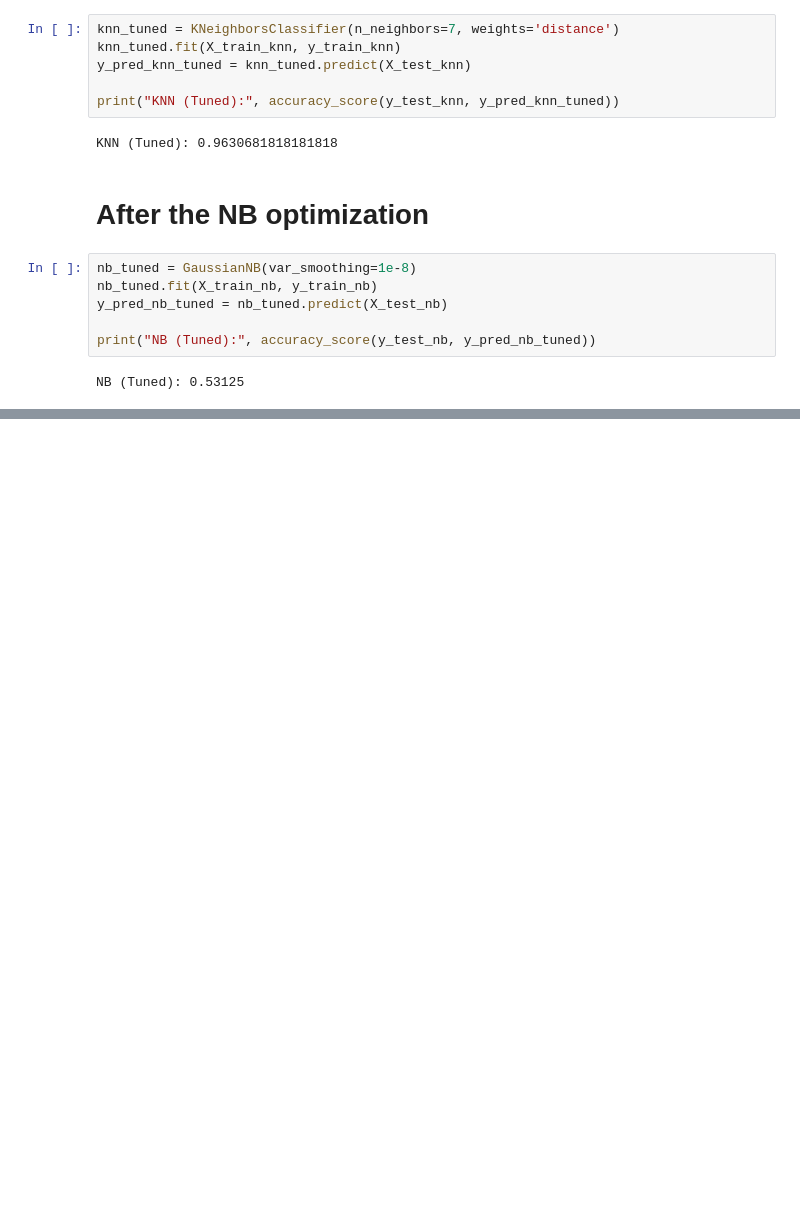
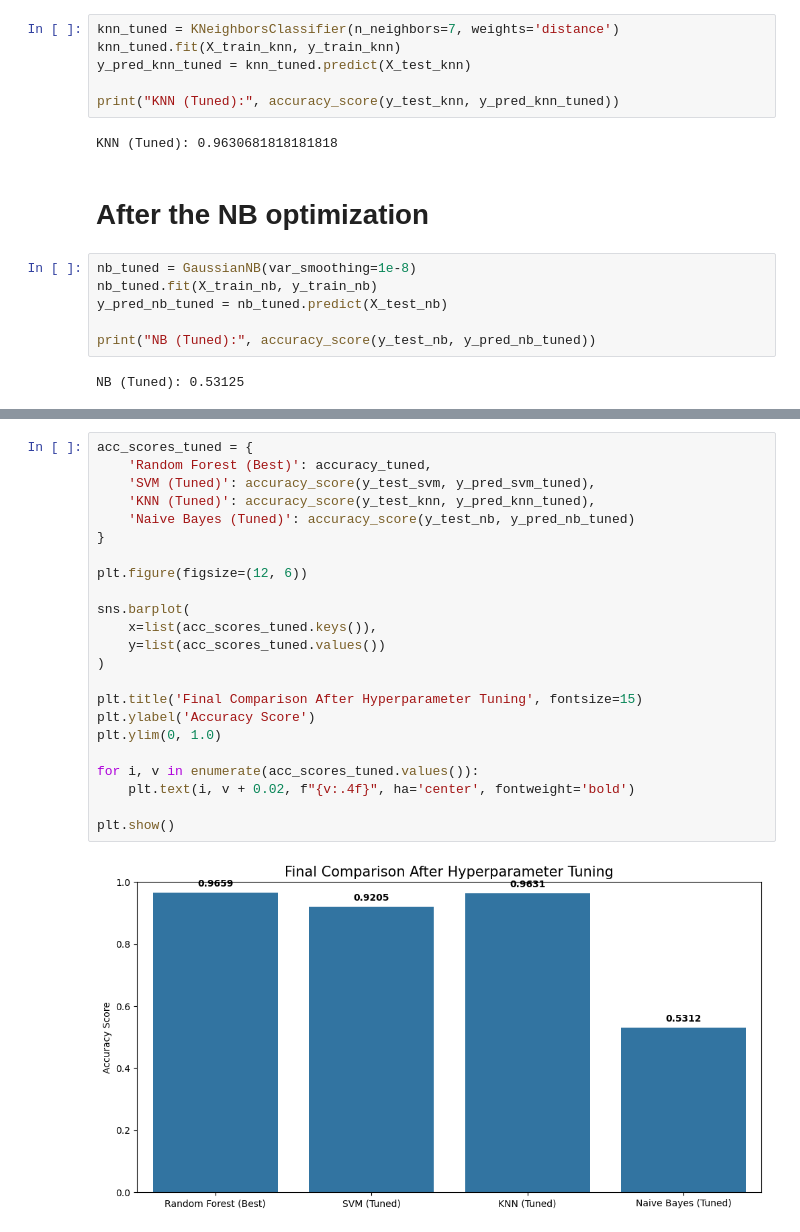
Before and after one commit to Sanad-Alkhatib/pumpkin-price-prediction-models, a Jupyter notebook: Pumpkin_Project_Ml.ipynb, the cells around one changed output, grey strips where cells are left out. Drawn from its saved outputs; the diff is of its cells as text; blank space fills up the shorter version.

```diff
--- a/Pumpkin_Project_Ml.ipynb
+++ b/Pumpkin_Project_Ml.ipynb
@@ -413,0 +420,25 @@ NB (Tuned): 0.53125
+# %%
+acc_scores_tuned = {
+    'Random Forest (Best)': accuracy_tuned,
+    'SVM (Tuned)': accuracy_score(y_test_svm, y_pred_svm_tuned),
+    'KNN (Tuned)': accuracy_score(y_test_knn, y_pred_knn_tuned),
+    'Naive Bayes (Tuned)': accuracy_score(y_test_nb, y_pred_nb_tuned)
+}
+
+plt.figure(figsize=(12, 6))
+
+sns.barplot(
+    x=list(acc_scores_tuned.keys()),
+    y=list(acc_scores_tuned.values())
+)
+
+plt.title('Final Comparison After Hyperparameter Tuning', fontsize=15)
+plt.ylabel('Accuracy Score')
+plt.ylim(0, 1.0)
+
+for i, v in enumerate(acc_scores_tuned.values()):
+    plt.text(i, v + 0.02, f"{v:.4f}", ha='center', fontweight='bold')
+
+plt.show()
+# %% [output]
+[figure, added]
```
Also changed, not shown: parts of 1 cell of this notebook.
